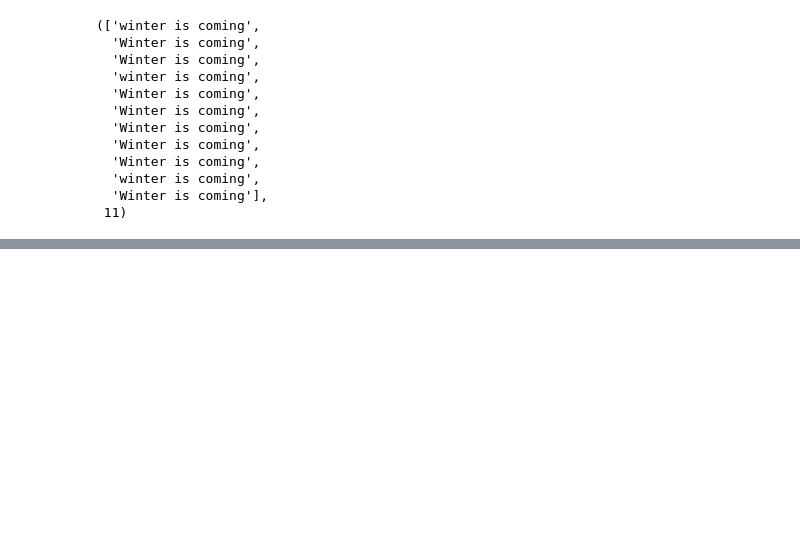
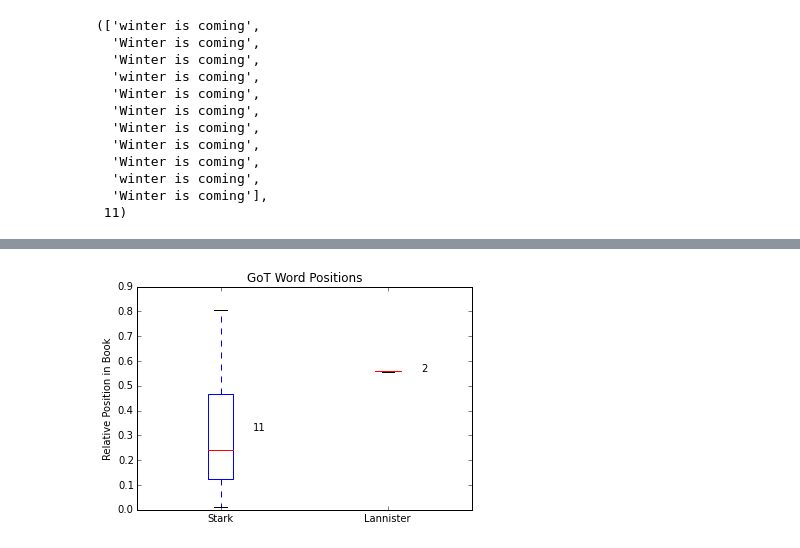
Before and after one commit to jakyzhu/computing_workshops, a Jupyter notebook: workshop_1/GoT.ipynb, the cells around one changed output, grey strips where cells are left out. Drawn from its saved outputs; the diff is of its cells as text; code cells hidden in the pictures; blank space fills up the shorter version.

```diff
--- a/workshop_1/GoT.ipynb
+++ b/workshop_1/GoT.ipynb
@@ -157,0 +229,12 @@ IOError: [Errno 2] No such file or directory: u'/Users/Adam/anaconda/lib/python2
+# %%
+search_string = re.compile(Lannisters)
+Lannister_positions = [position.start()/len(book_string) for position in search_string.finditer(book_string)]
+plt.boxplot([Stark_Positions,Lannister_positions])
+plt.title("GoT Word Positions")
+plt.xticks([1,2],["Stark","Lannister"])
+plt.text(1.2,np.mean(Stark_Positions),str(len(Stark_Positions)))
+plt.text(2.2,np.mean(Lannister_positions),str(len(Lannister_positions)))
+plt.ylabel("Relative Position in Book")
+plt.show()
+# %% [output]
+[figure, added]
```
Also changed, not shown: parts of 33 cells of this notebook, 2 other files.
